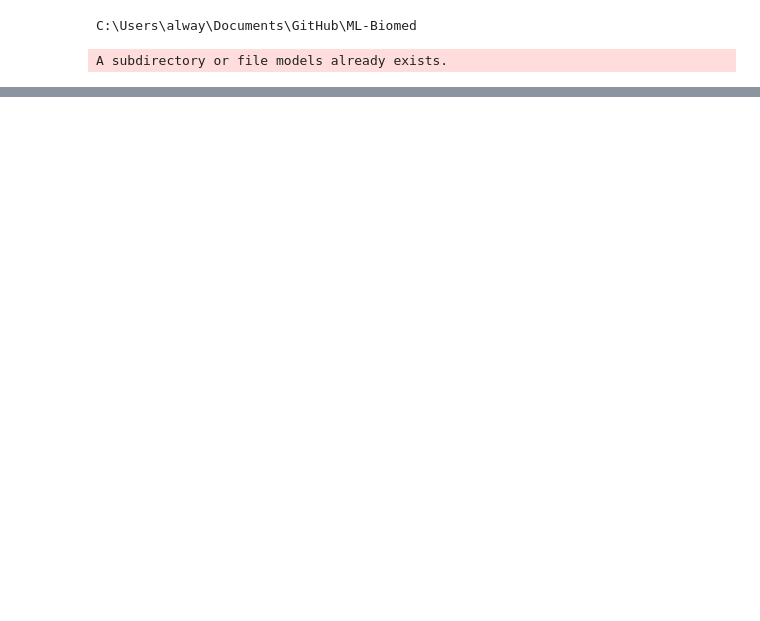
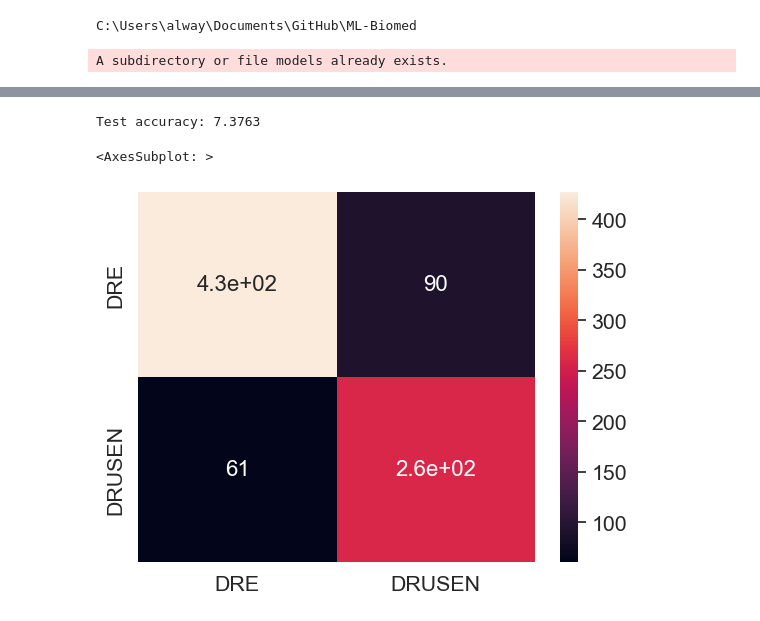
Before and after one commit to DavidN0809/ML-Biomed, a Jupyter notebook: hw1.ipynb, the cells around one changed output, grey strips where cells are left out. Cells and saved outputs as stored; diff of their text form; code cells hidden in the pictures; blank space fills up the shorter version.

```diff
--- a/hw1.ipynb
+++ b/hw1.ipynb
@@ -252,3 +340,58 @@ plt.show()
-# %%
-model.load_state_dict(torch.load(models/weights.h5))
-model.eval()
+# %%
+
+import seaborn as sn
+import pandas as pd
+import numpy as np
+from sklearn.metrics import confusion_matrix
+
+
+# Set model to evaluation mode
+model_trained.eval()
+
+# Initialize variables to store metrics
+accuracy = 0
+
+# Initialize variables to store predictions and true labels
+predictions = []
+true_labels = []
+
+# Iterate over the validation data
+for inputs, labels in dataloaders['test']:
+    # Move inputs and labels to the device
+    inputs = inputs.to(device)
+    labels = labels.to(device)
+
+    # Pass data through the model
+    with torch.no_grad():
+        outputs = model(inputs)
+
+    # Compute accuracy
+    _, preds = torch.max(outputs, 1)
+    accuracy += torch.sum(preds == labels.data)
+    predictions.append(preds)
+    true_labels.append(labels)
+
+
+
+# Concatenate predictions and true labels
+predictions = torch.cat(predictions).cpu()
+true_labels = torch.cat(true_labels).cpu()
+
+# Print accuracy
+accuracy = accuracy.double() / len(val_dataset)
+print('Test accuracy: {:.4f}'.format(accuracy))
+
+
+# Compute confusion matrix
+cm = confusion_matrix(true_labels, predictions)
+
+# Plot confusion matrix
+index_labels = ['DRE', 'DRUSEN']
+column_labels = ['DRE', 'DRUSEN']
+df_cm = pd.DataFrame(cm, index=index_labels, columns=column_labels)
+sn.set(font_scale=1.4)
+sn.heatmap(df_cm, annot=True, annot_kws={"size": 16})
+# %% [output]
+Test accuracy: 7.3763
+<AxesSubplot: >
+[figure, added]
```
Also changed, not shown: parts of 14 cells of this notebook, 3 other files.
